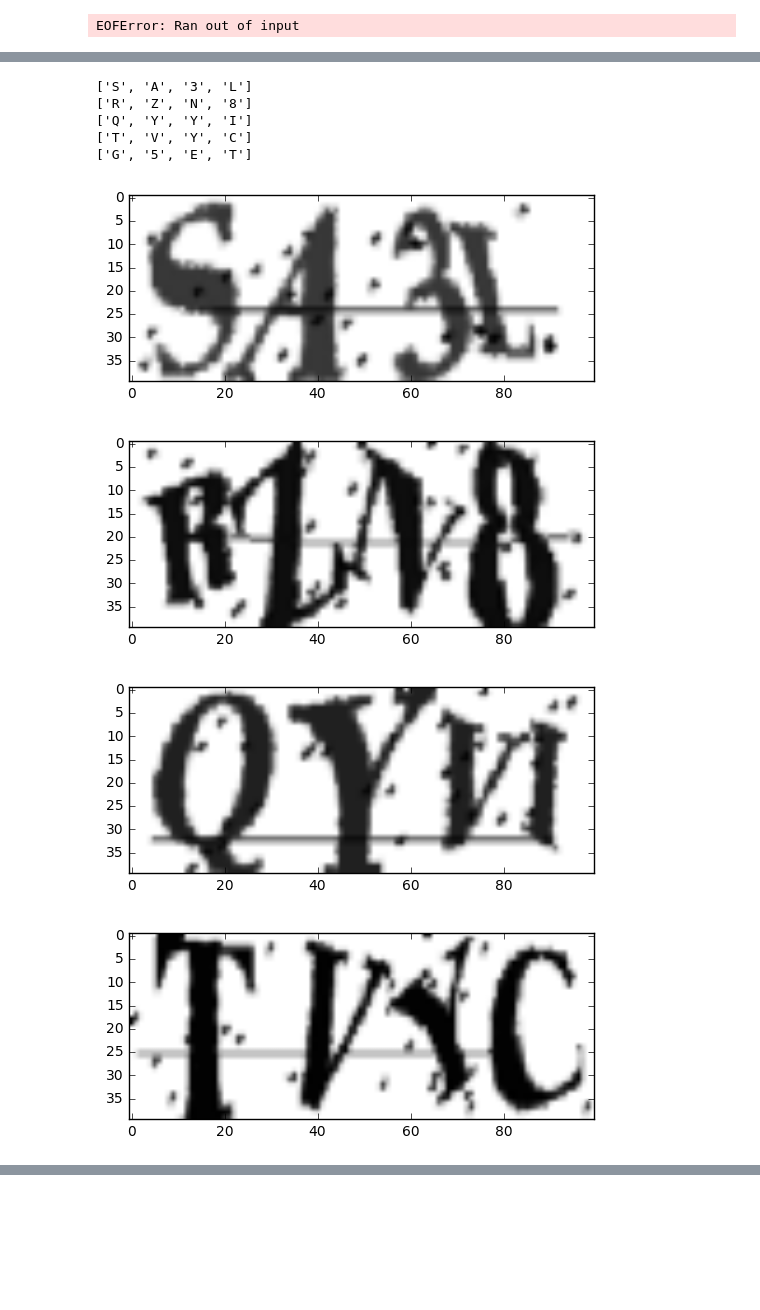
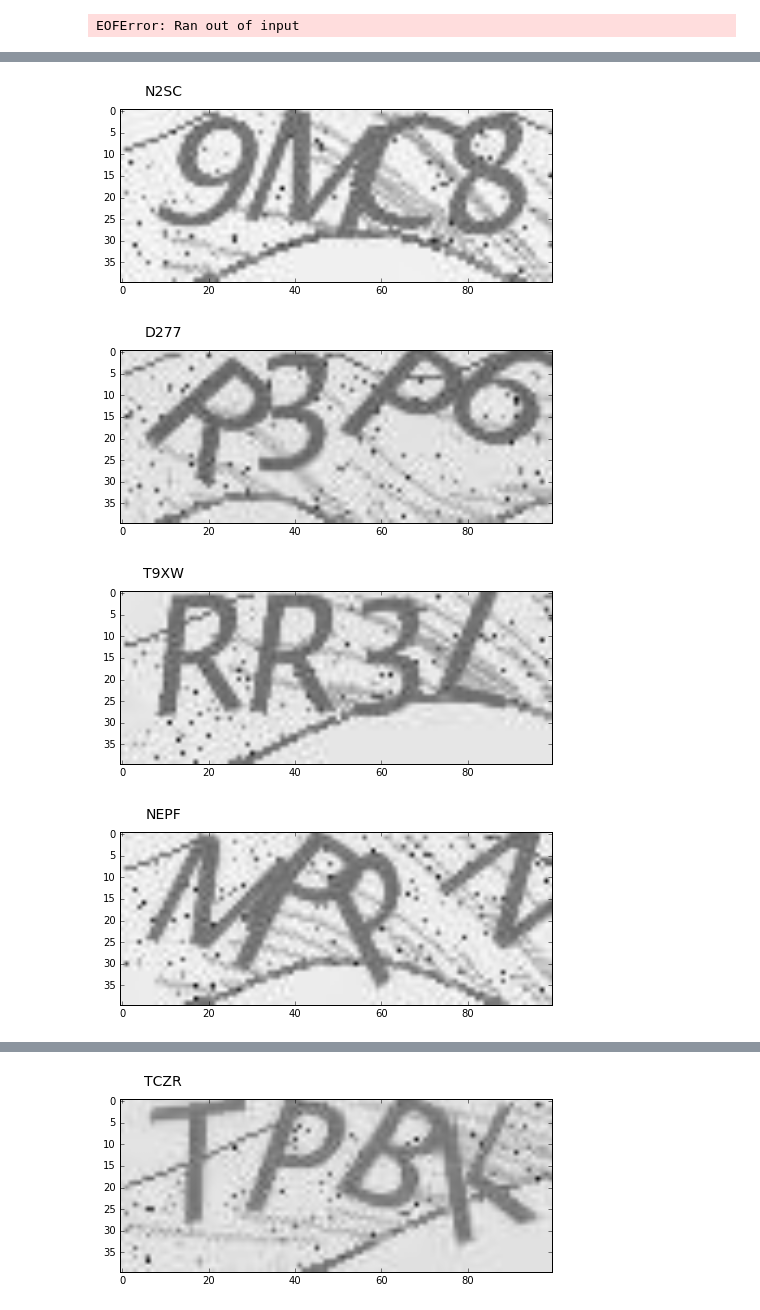
Before and after one commit to yuyang2009/kaggle, a Jupyter notebook: captcha.ipynb, the cells around one changed output, grey strips where cells are left out. Saved outputs shown, nothing was run; the diff lists cells and outputs as text; code cells hidden in the pictures; blank space fills up the shorter version.

Commit message:
show image

```diff
--- a/captcha.ipynb
+++ b/captcha.ipynb
@@ -36,6 +36,12 @@ num_channel = 1
 num_char = 4
 char_map = string.ascii_uppercase + string.digits
 
+def img_preprocess(img):
+    img_resize = np.resize(img, (height_images, width_images, 3))
+    img_gray = np.mean(img_resize, -1)
+#     img_gray = np.multiply(img_resize, [0.2989, 0.5870, 0.1140])
+    img_scale = np.multiply(img_gray, 1/255.0)
+    return img_scale
 
 def dataset_generator(num_images):
     image_generator = ImageCaptcha(fonts=['./font/AntykwaBold.ttf'])
@@ -43,10 +49,8 @@ def dataset_generator(num_images):
     y = np.empty((num_images, num_charmap*num_char))
     for i in range(num_images):
         text = ''.join(random.sample(char_map, num_char))
-        img = np.array(image_generator.generate_image(text).resize((width_images, height_images)))
-        img_gray = np.mean(img, -1)
-        img_scale = np.multiply(img_gray, 1/255.0)
-        X[i, :, :] = img_scale
+        img = np.array(image_generator.generate_image(text))
+        X[i, :, :] = img_preprocess(img)
         y_index = [ char_map.find(text[_i])+_i*num_charmap for _i in range(num_char)]
         y[i, y_index] = 1
 
@@ -383,25 +386,23 @@ test accuracy:  0.792
 # %%
 # with tf.Session(config=config) as sess:
 # saver = tf.train.Saver()
 # config = tf.ConfigProto(allow_soft_placement=True)
 # config.gpu_options.allow_growth = True
 # sess = tf.InteractiveSession(config=config)
 # sess.run(tf.global_variables_initializer())
 # saver.restore(sess, "./model/model.ckpt")
 # X, y = X_batch, y_batch
 # print(accuracy.eval(feed_dict={x: X, y_: y, keep_prob: 1.0}))
-idx_lst = range(30,35)
+idx_lst = range(50, 60)
 for idx in idx_lst:
-    print([char_map[_i] for _i in pred[idx]] )
-    plt.figure()
-    plt.imshow(X[idx].reshape((40, 100)), cmap='gray')
+#     print(''.join([char_map[_i] for _i in pred[idx]]))
+    text = ''.join([char_map[_i] for _i in pred[idx]])
+    fig = plt.figure()
+    ax = fig.add_axes([0,0,1,1])
+    ax.text(0.1, 1.1, text, ha='center', va='center', fontsize=14, transform=ax.transAxes)
+    plt.imshow(X[idx].reshape((height_images, width_images)), cmap='gray')
 # %% [output]
-['S', 'A', '3', 'L']
-['R', 'Z', 'N', '8']
-['Q', 'Y', 'Y', 'I']
-['T', 'V', 'Y', 'C']
-['G', '5', 'E', 'T']
-[figure, old version]
+[figure, new version]
-[figure, old version]
+[figure, new version]
-[figure, old version]
+[figure, new version]
-[figure, old version]
+[figure, new version]
@@ -408,0 +410 @@ for idx in idx_lst:
+[figure, added]
```
Also changed, not shown: parts of 16 cells of this notebook.
